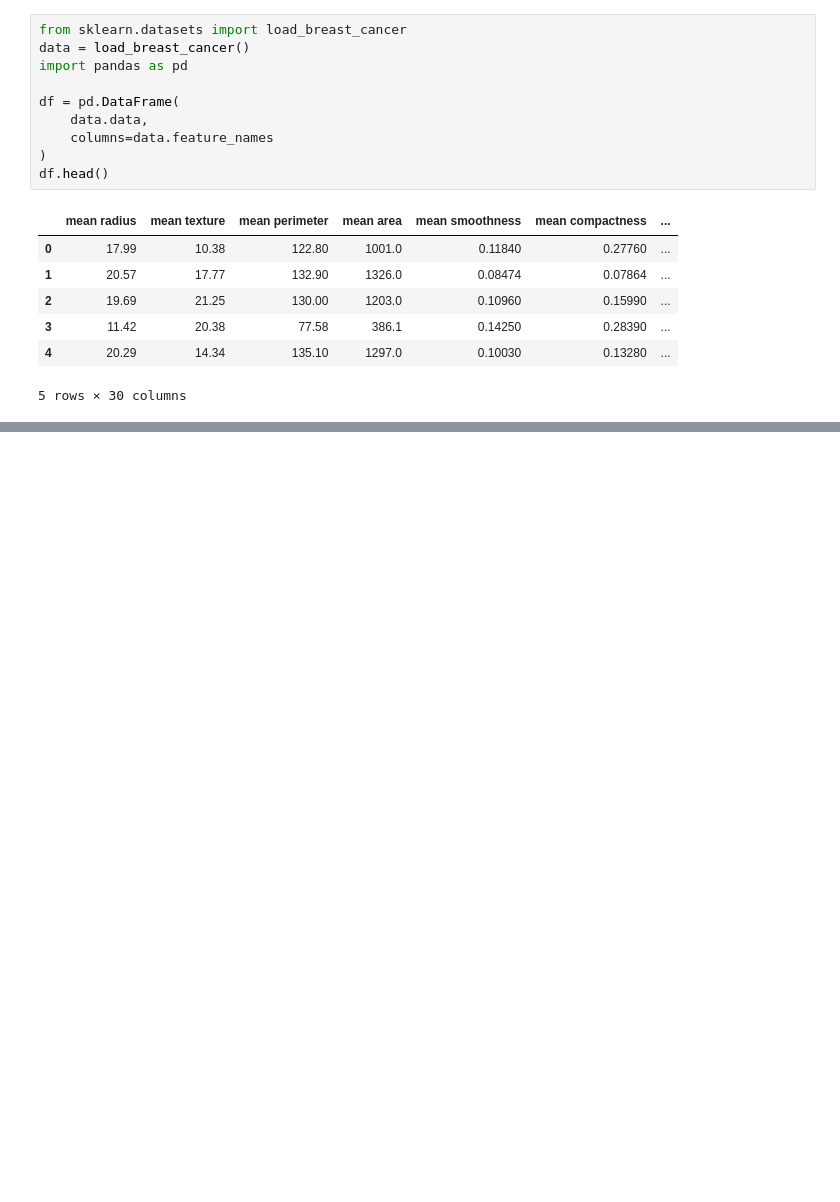
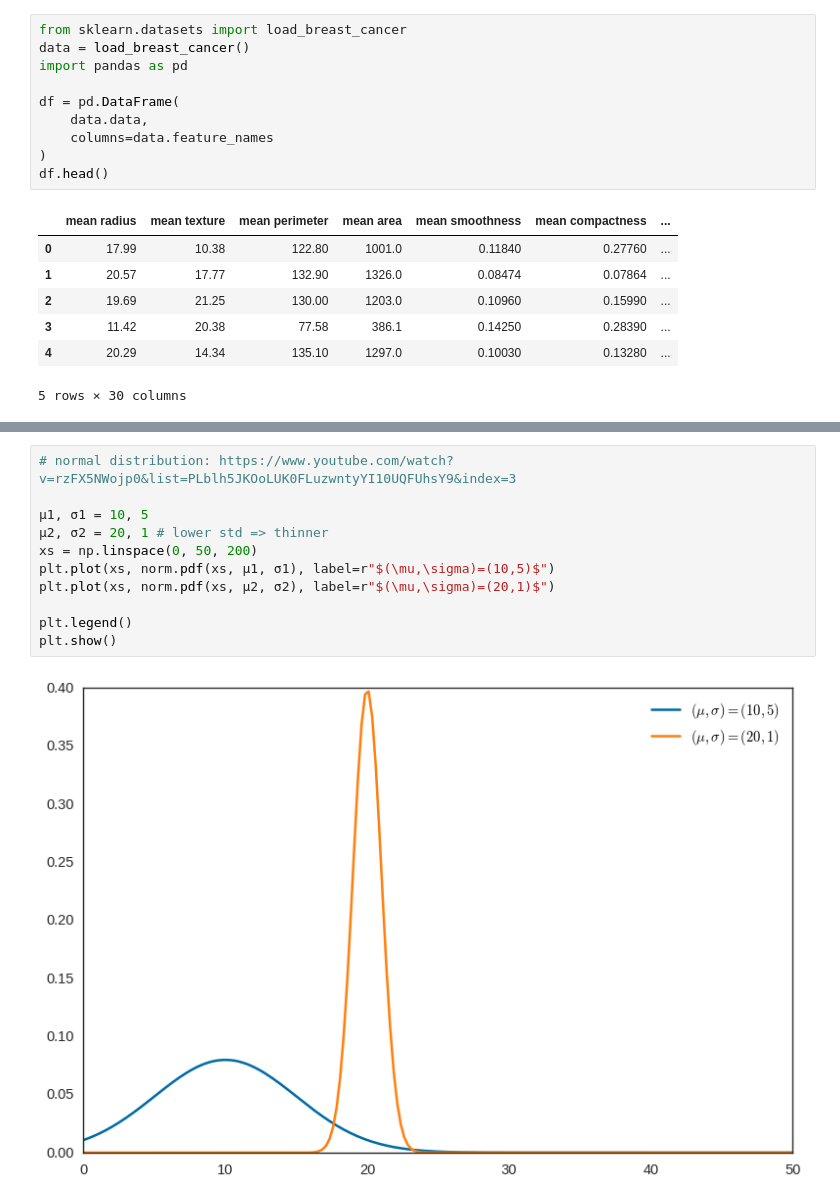
Before and after one commit to mtanviruzzaman/statquest-statistics, a Jupyter notebook: statistics.ipynb, the cells around one changed output, grey strips where cells are left out. Cells and saved outputs as stored; diff of their text form; blank space fills up the shorter version.

```diff
--- a/statistics.ipynb
+++ b/statistics.ipynb
@@ -51,0 +47,13 @@ plt.show()
+# %%
+# normal distribution: https://www.youtube.com/watch?v=rzFX5NWojp0&list=PLblh5JKOoLUK0FLuzwntyYI10UQFUhsY9&index=3
+
+μ1, σ1 = 10, 5
+μ2, σ2 = 20, 1 # lower std => thinner
+xs = np.linspace(0, 50, 200)
+plt.plot(xs, norm.pdf(xs, μ1, σ1), label=r"$(\mu,\sigma)=(10,5)$")
+plt.plot(xs, norm.pdf(xs, μ2, σ2), label=r"$(\mu,\sigma)=(20,1)$")
+
+plt.legend()
+plt.show()
+# %% [output]
+[figure, added]
```
Also changed, not shown: parts of 6 cells of this notebook.
